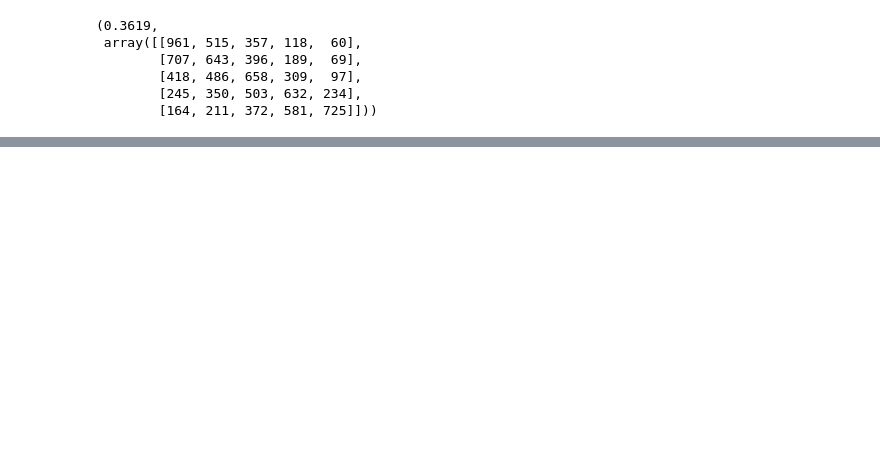
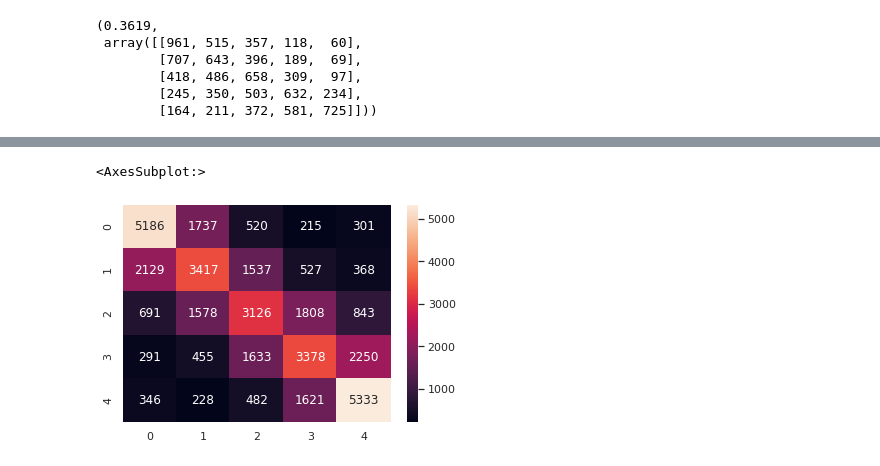
Before and after one commit to Second0395/Capstone_3, a Jupyter notebook: working.ipynb, the cells around one changed output, grey strips where cells are left out. Drawn from its saved outputs; the diff is of its cells as text; code cells hidden in the pictures; blank space fills up the shorter version.

```diff
--- a/working.ipynb
+++ b/working.ipynb
@@ -214,3 +234,12 @@ knn_classifier(balanced_10k_each, 'lemmatized')
+# %%
+make_heatmap([[5186, 1737,  520,  215,  301],
+        [2129, 3417, 1537,  527,  368],
+        [ 691, 1578, 3126, 1808,  843],
+        [ 291,  455, 1633, 3378, 2250],
+        [ 346,  228,  482, 1621, 5333]])
+# %% [output]
+<AxesSubplot:>
+[figure, added]
 # %%
 def multiNB(pandas_df, text_column='reviewText', max_features = 1500, max_iter = 2000):
 
```
Also changed, not shown: parts of 8 cells of this notebook.
